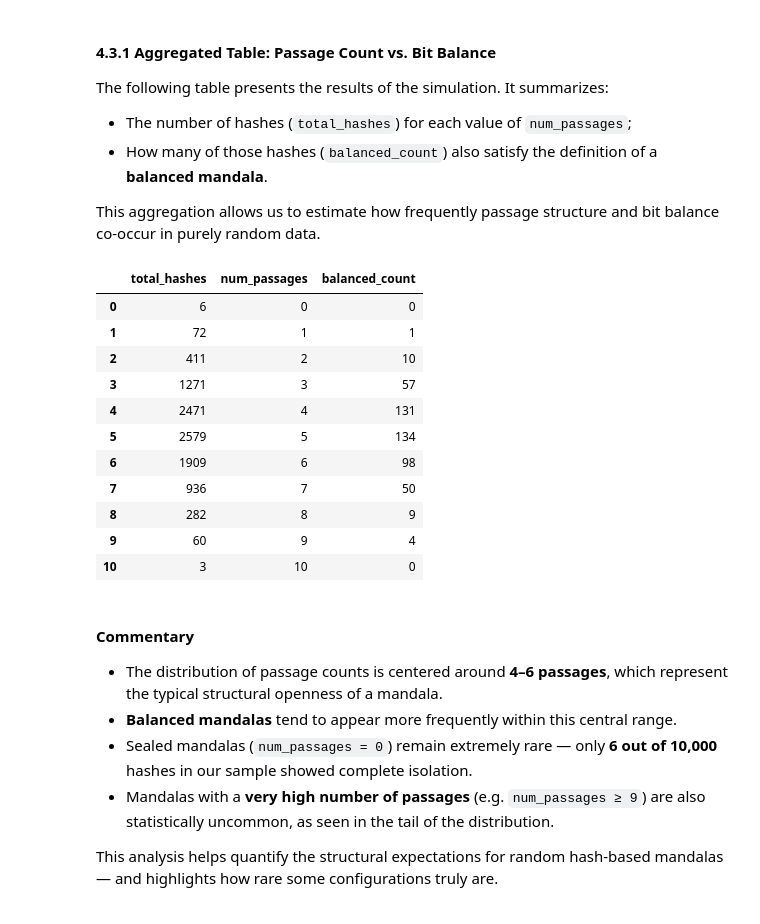
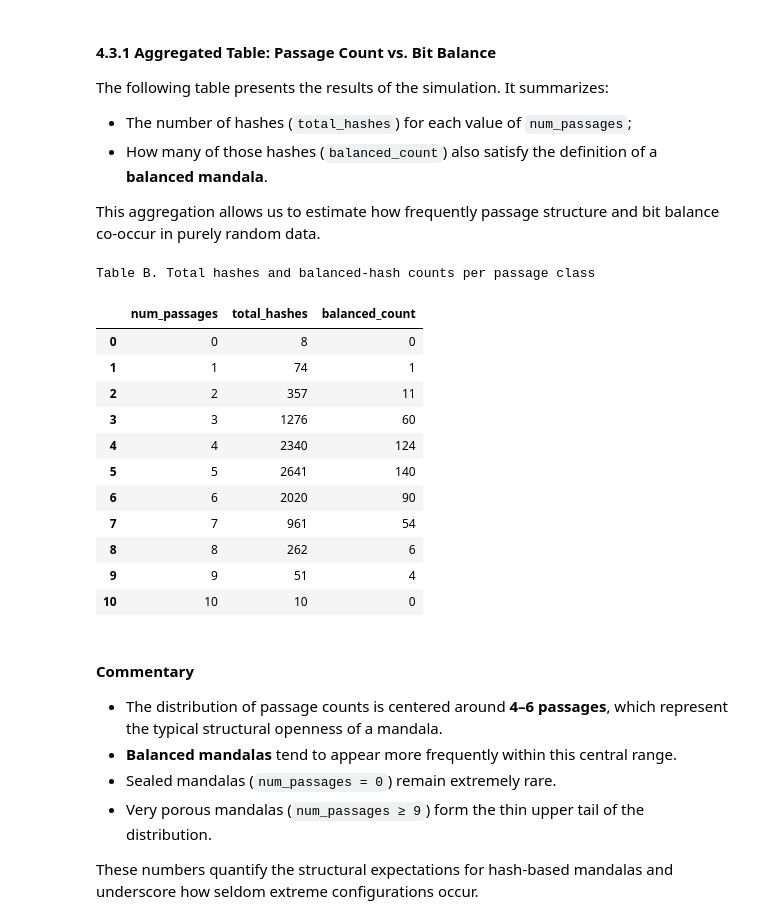
Before and after one commit to HashCanon/hashcanon.github.io, a Jupyter notebook: WhitePaper.ipynb, the cells around one changed output. Cells and saved outputs as stored; diff of their text form; code cells hidden in the pictures.

```diff
--- a/WhitePaper.ipynb
+++ b/WhitePaper.ipynb
@@ -477,39 +471,43 @@ The following table presents the results of the simulation. It summarizes:
 
 This aggregation allows us to estimate how frequently passage structure and bit balance co-occur in purely random data.
 # %%
-# Группировка по числу проходов с переупорядочиванием колонок
+# Group by number of passes with column reordering
 aggregation = (
     df.groupby("num_passages")
       .agg(
           total_hashes=("hash", "count"),
           balanced_count=("is_balanced", "sum")
       )
-      .reset_index()[["total_hashes", "num_passages", "balanced_count"]]
+      .reset_index()[["num_passages", "total_hashes", "balanced_count"]]
 )
 
-# Печать результата
-import IPython.display as disp
-
-disp.display(aggregation)
+# Print the result
+display(
+    aggregation.style
+        .set_caption(
+            "Table B. Total hashes and balanced-hash counts per passage class"
+        )
+)
 # %% [output]
+Table B. Total hashes and balanced-hash counts per passage class
-|  | total_hashes | num_passages | balanced_count |
-| 0 | 6 | 0 | 0 |
-| 1 | 72 | 1 | 1 |
-| 2 | 411 | 2 | 10 |
-| 3 | 1271 | 3 | 57 |
-| 4 | 2471 | 4 | 131 |
-| 5 | 2579 | 5 | 134 |
-| 6 | 1909 | 6 | 98 |
-| 7 | 936 | 7 | 50 |
-| 8 | 282 | 8 | 9 |
-| 9 | 60 | 9 | 4 |
-| 10 | 3 | 10 | 0 |
+|  | num_passages | total_hashes | balanced_count |
+| 0 | 0 | 8 | 0 |
+| 1 | 1 | 74 | 1 |
+| 2 | 2 | 357 | 11 |
+| 3 | 3 | 1276 | 60 |
+| 4 | 4 | 2340 | 124 |
+| 5 | 5 | 2641 | 140 |
+| 6 | 6 | 2020 | 90 |
+| 7 | 7 | 961 | 54 |
+| 8 | 8 | 262 | 6 |
+| 9 | 9 | 51 | 4 |
+| 10 | 10 | 10 | 0 |
 # %% [markdown]
 #### Commentary
 
 - The distribution of passage counts is centered around **4–6 passages**, which represent the typical structural openness of a mandala.
 - **Balanced mandalas** tend to appear more frequently within this central range.
-- Sealed mandalas (`num_passages = 0`) remain extremely rare — only **6 out of 10,000** hashes in our sample showed complete isolation.
-- Mandalas with a **very high number of passages** (e.g. `num_passages ≥ 9`) are also statistically uncommon, as seen in the tail of the distribution.
+- Sealed mandalas (`num_passages = 0`) remain extremely rare.
+- Very porous mandalas (`num_passages ≥ 9`) form the thin upper tail of the distribution.
 
-This analysis helps quantify the structural expectations for random hash-based mandalas — and highlights how rare some configurations truly are.
+These numbers quantify the structural expectations for hash-based mandalas and underscore how seldom extreme configurations occur.
```
Also changed, not shown: parts of 43 cells of this notebook, 2 other files.
